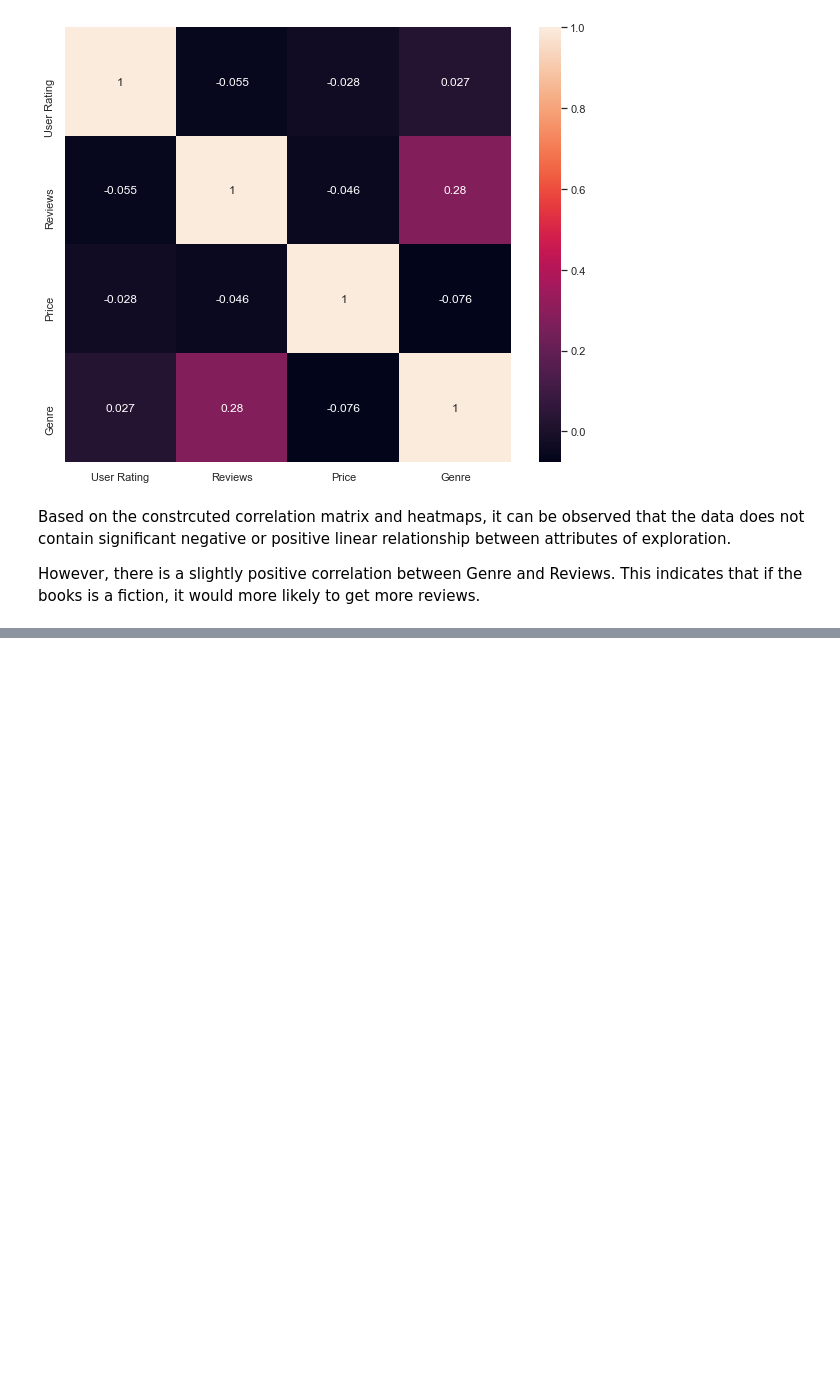
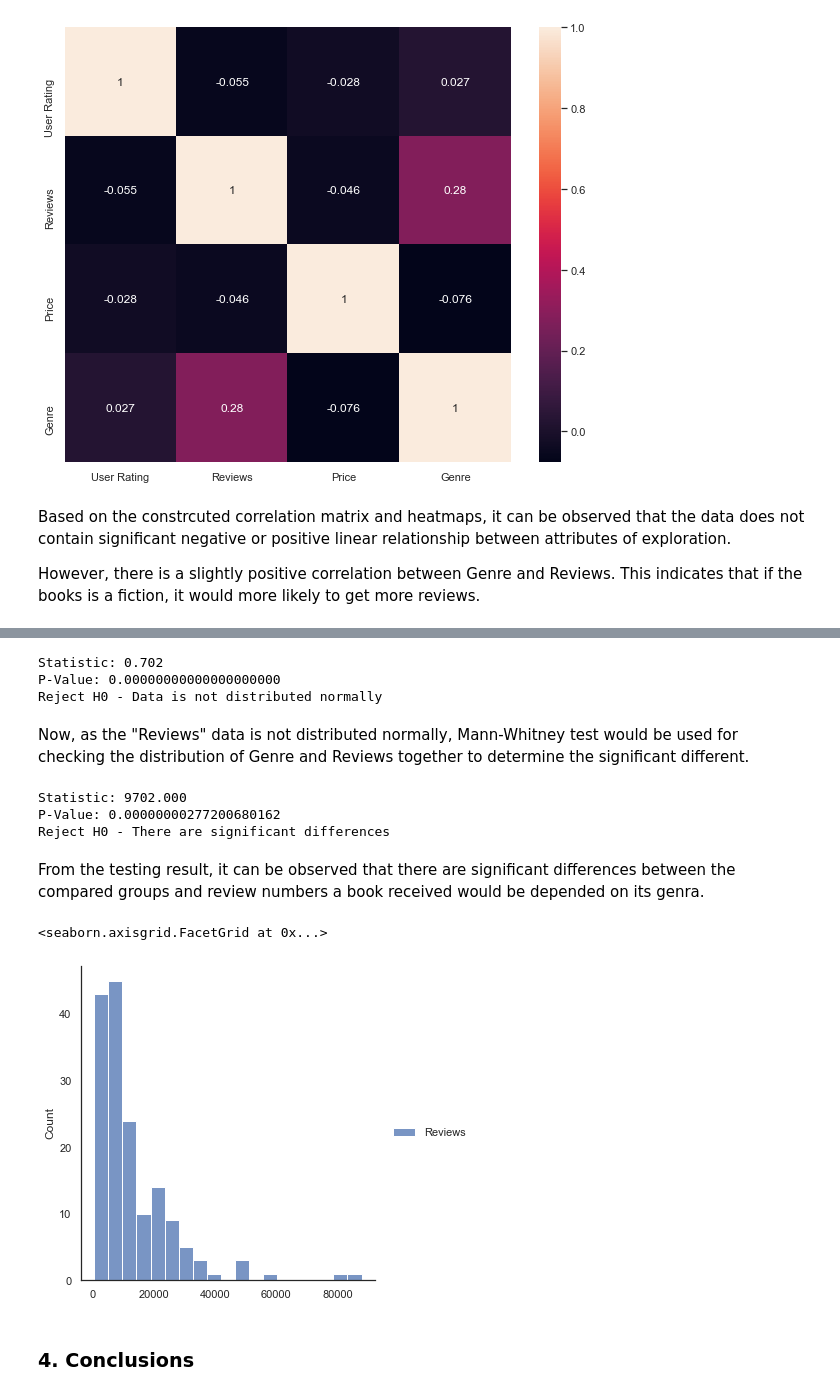
Before and after one commit to TienD-Nguyen/Project-Portfolio, a Jupyter notebook: Amazon Bestselling Books EDA (Notebook).ipynb, the cells around one changed output, grey strips where cells are left out. Saved outputs shown, nothing was run; the diff lists cells and outputs as text; code cells hidden in the pictures; blank space fills up the shorter version.

Commit message:
Added hypothesis testing

```diff
--- a/Amazon Bestselling Books EDA (Notebook).ipynb
+++ b/Amazon Bestselling Books EDA (Notebook).ipynb
@@ -536,0 +495,21 @@ Reject H0 - There are significant differences
+# %%
+# Shapiro WilK test will be used for normality testing
+from scipy.stats import shapiro
+alpha = 0.05
+
+# Passing the criterion for testing
+stat, pval = shapiro(bestsellers_without_year["Reviews"])
+print("Statistic:", f"{stat:.3f}")
+print("P-Value:", f"{pval:.20f}")
+
+# Checking the condition of H0
+if pval > alpha:
+    print("Accept H0 - Data is distributed normally")
+if pval < alpha:
+    print("Reject H0 - Data is not distributed normally")
+# %% [output]
+Statistic: 0.702
+P-Value: 0.00000000000000000000
+Reject H0 - Data is not distributed normally
+# %% [markdown]
+Now, as the "Reviews" data is not distributed normally, Mann-Whitney test would be used for checking the distribution of Genre and Reviews together to determine the significant different.
@@ -536,0 +520,26 @@ Reject H0 - There are significant differences
+# %%
+# Performing Mann-Whitney testing
+from scipy.stats import mannwhitneyu
+alpha = 0.05
+
+stat, pval = mannwhitneyu(non_fiction, fiction)
+print("Statistic:", f"{stat:.3f}")
+print("P-Value:", f"{pval:.20f}")
+
+if pval > alpha:
+    print("Accept H0 - There are no significant differences")
+if pval < alpha:
+    print("Reject H0 - There are significant differences")
+# %% [output]
+Statistic: 9702.000
+P-Value: 0.00000000277200680162
+Reject H0 - There are significant differences
+# %% [markdown]
+From the testing result, it can be observed that there are significant differences between the compared groups and review numbers a book received would be depended on its genra.
+# %%
+sns.displot([fiction])
+# %% [output]
+<seaborn.axisgrid.FacetGrid at 0x...>
+[figure, added]
+# %% [markdown]
+### 4. Conclusions
```
Also changed, not shown: parts of 13 cells of this notebook.
